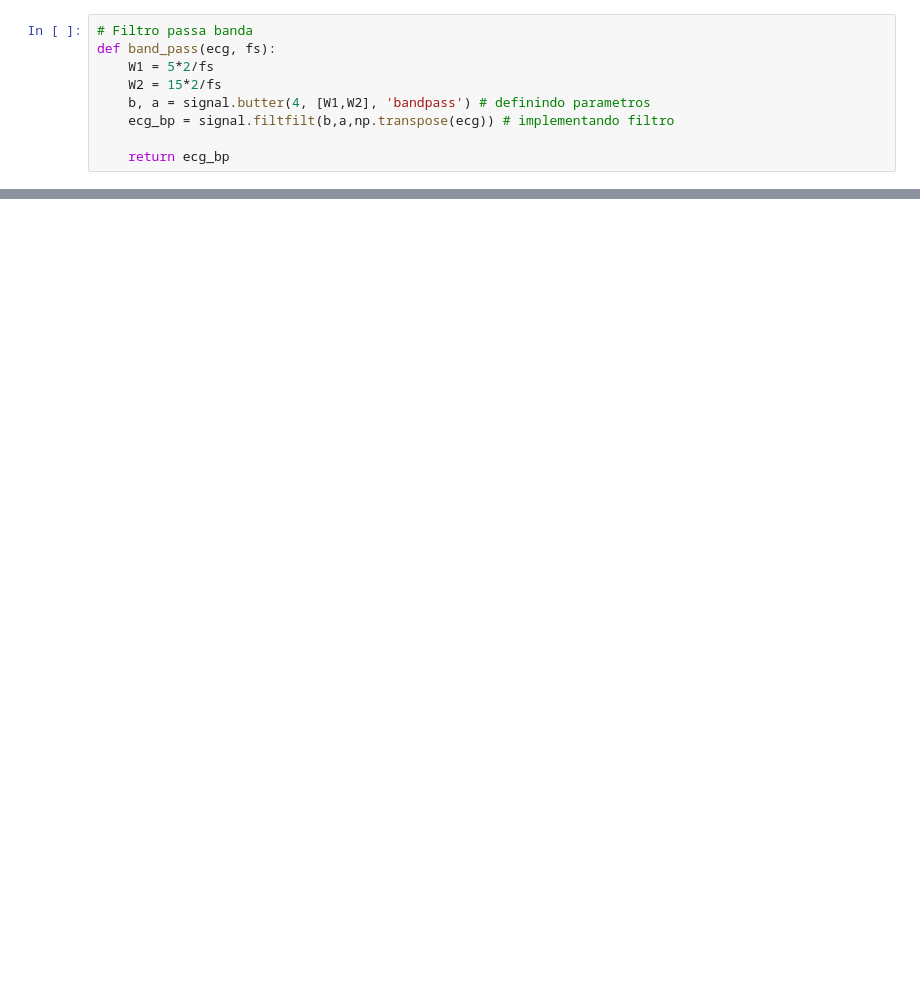
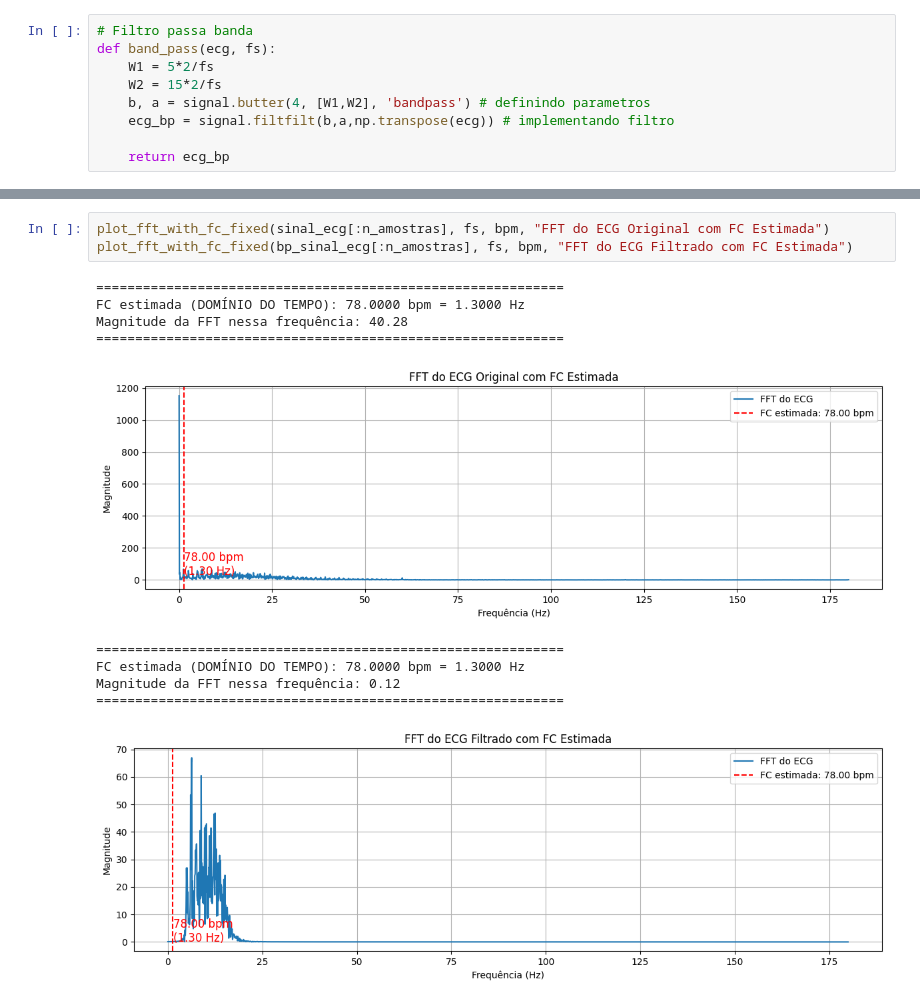
Before and after one commit to marcosgabrielsr/ecg-signal-analysis, a Jupyter notebook: fft_ecg_signal.ipynb, the cells around one changed output, grey strips where cells are left out. Cells and saved outputs as stored; diff of their text form; blank space fills up the shorter version.

```diff
--- a/fft_ecg_signal.ipynb
+++ b/fft_ecg_signal.ipynb
@@ -184,0 +239,14 @@ plot_fft_ecg(bp_sinal_ecg, fs, duracao)
+# %%
+plot_fft_with_fc_fixed(sinal_ecg[:n_amostras], fs, bpm, "FFT do ECG Original com FC Estimada")
+plot_fft_with_fc_fixed(bp_sinal_ecg[:n_amostras], fs, bpm, "FFT do ECG Filtrado com FC Estimada")
+# %% [output]
+============================================================
+FC estimada (DOMÍNIO DO TEMPO): 78.0000 bpm = 1.3000 Hz
+Magnitude da FFT nessa frequência: 40.28
+============================================================
+[figure, added]
+============================================================
+FC estimada (DOMÍNIO DO TEMPO): 78.0000 bpm = 1.3000 Hz
+Magnitude da FFT nessa frequência: 0.12
+============================================================
+[figure, added]
```
Also changed, not shown: parts of 11 cells of this notebook.
